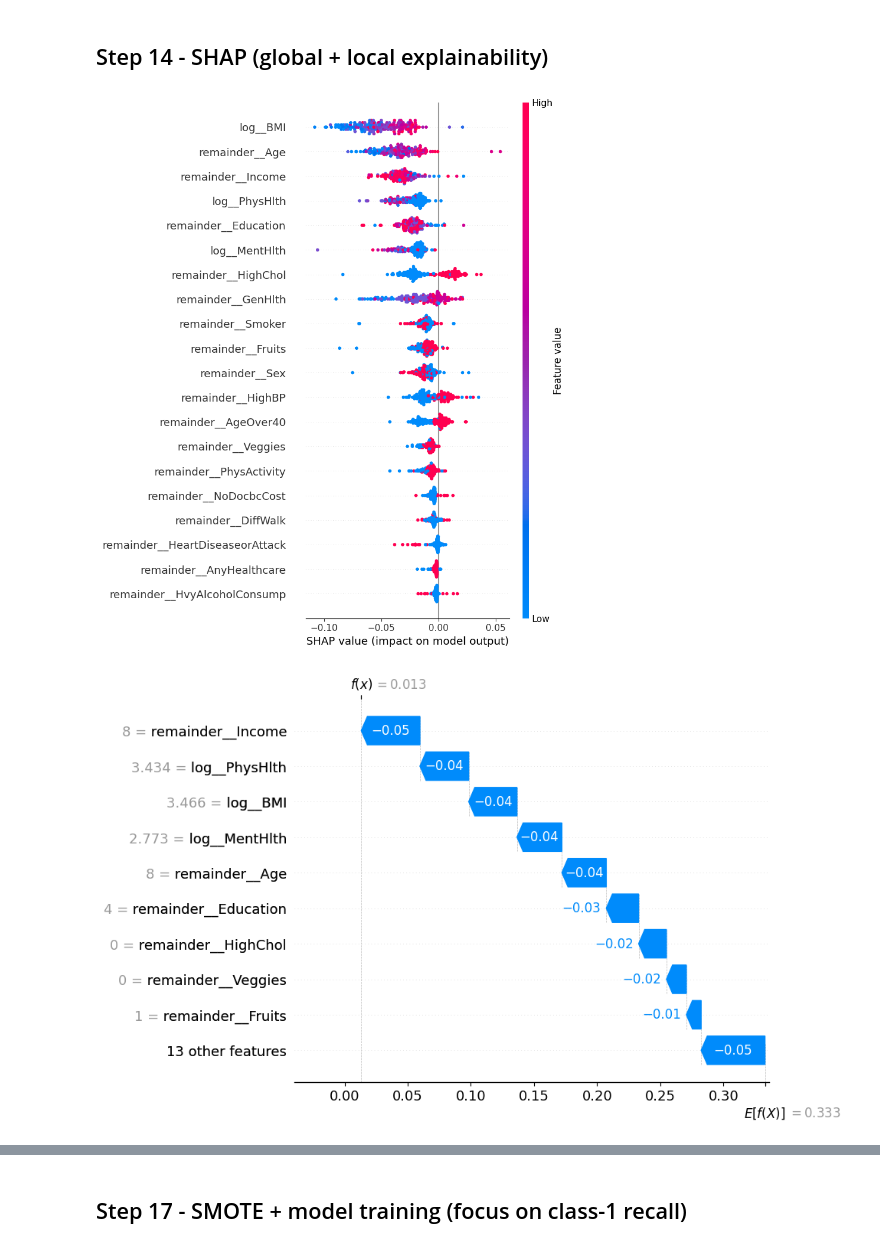
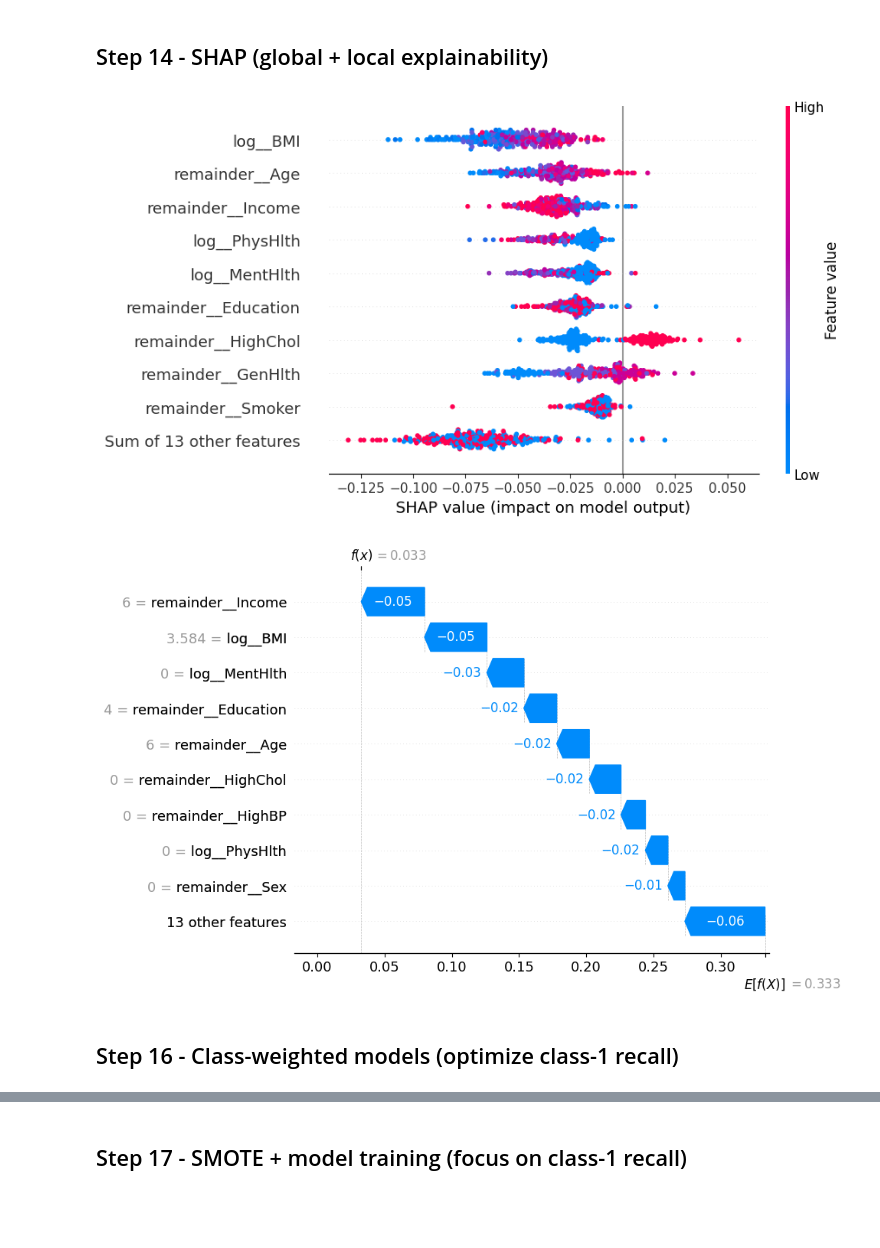
Before and after one commit to No0bDarren/ADALL_github, a Jupyter notebook: ADALL_Final_Project.ipynb, the cells around one changed output, grey strips where cells are left out. Cells and saved outputs as stored; diff of their text form; code cells hidden in the pictures; blank space fills up the shorter version.

```diff
--- a/ADALL_Final_Project.ipynb
+++ b/ADALL_Final_Project.ipynb
@@ -235,13 +241,14 @@ xgb = XGBClassifier(
     learning_rate=0.1,
     subsample=0.8,
     colsample_bytree=0.8,
-    objective="multi:softmax",
+    objective="multi:softprob",
     num_class=3,
     eval_metric="mlogloss",
     random_state=42
 )
 
 xgb.fit(X_train_p_df, y_train)
-y_pred_xgb = xgb.predict(X_test_p_df)
-print(classification_report(y_test, y_pred_xgb))
+y_val_pred_xgb = xgb.predict(X_val_p_df)
+print("Validation report (XGBoost):")
+print(classification_report(y_val, y_val_pred_xgb))
 # %% [output]
@@ -412,0 +479,13 @@ comparison
+# %%
+# Map each model to the correct validation features
+models = {
+    "LogReg_CV": (best_logreg, X_val_s),
+    "RandomForest_CV": (best_rf, X_val_p_df),
+    "XGBoost_CV": (best_xgb, X_val_p_df),
+}
+
+# Choose final model based on the top row in comparison table
+winner_name = comparison.iloc[0]["model"]
+final_model, X_eval = models[winner_name]
+
+print("FINAL MODEL:", winner_name)
@@ -511,31 +549,32 @@ dtype: float64
 # %%
 try:
     import shap
 except ImportError as e:
     raise ImportError("shap not installed. Install with: pip install shap") from e
 
-# Use TreeExplainer for tree-based model
-explainer = shap.TreeExplainer(best_model)
+if winner_name.startswith("LogReg"):
+    print("Final model is Logistic Regression. Skip SHAP TreeExplainer.")
+else:
+    # Limit SHAP to a small sample for speed
+    X_shap = X_eval.iloc[:300] if hasattr(X_eval, "iloc") else X_eval[:300]
 
-# Limit SHAP to a small sample for speed
-shap_sample_n = 200
-X_shap = X_test_p_df.iloc[:shap_sample_n]
+    explainer = shap.TreeExplainer(final_model)
+    shap_values = explainer(X_shap)
 
-# Prefer the new Explanation API (more stable across SHAP versions)
-shap_values = explainer(X_shap)
+    class_idx = 1
+    sv = shap_values[..., class_idx]
 
-# For multi-class, select the class to explain (1 = prediabetes)
-class_idx = 1
-sv = shap_values[..., class_idx]
+    # Global summary plot
+    shap.plots.beeswarm(sv)
 
-# Global summary plot
-shap.summary_plot(sv, X_shap)
-
-# Local explanation for one sample
-shap.plots.waterfall(sv[0])
+    # Local explanation for one sample
+    i = 0
+    shap.plots.waterfall(sv[i])
 # %% [output]
-[figure, old version]
+[figure, new version]
-[figure, old version]
+[figure, new version]
+# %% [markdown]
+## Step 16 - Class-weighted models (optimize class-1 recall)
 # %%
 from sklearn.metrics import classification_report
 
```
Also changed, not shown: parts of 23 cells of this notebook.
